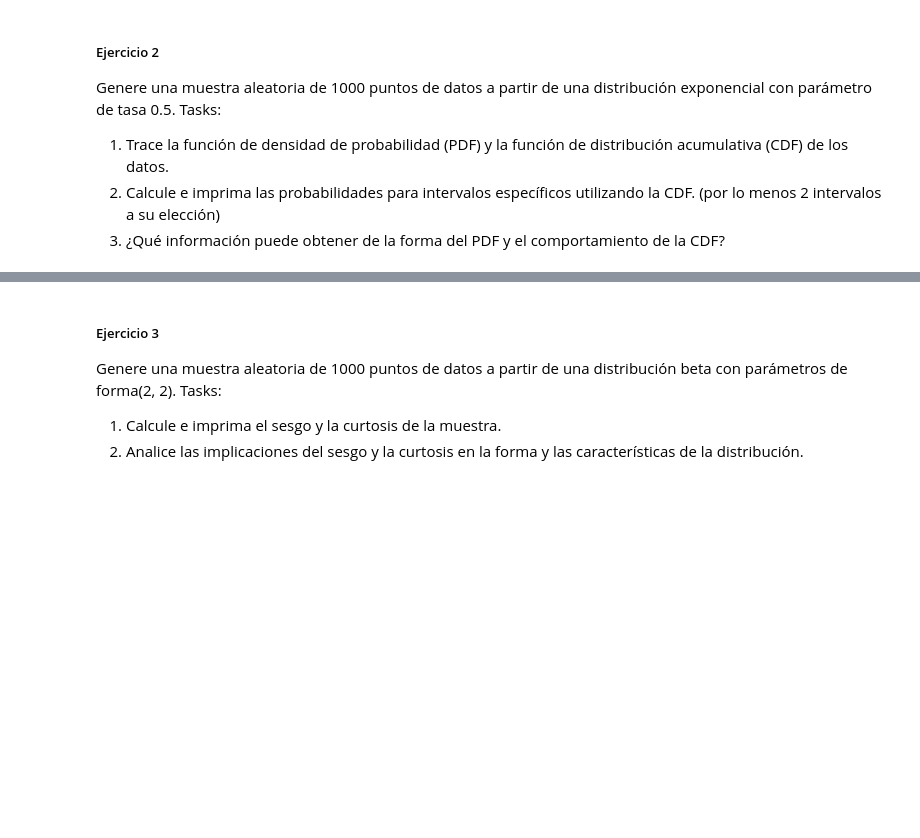
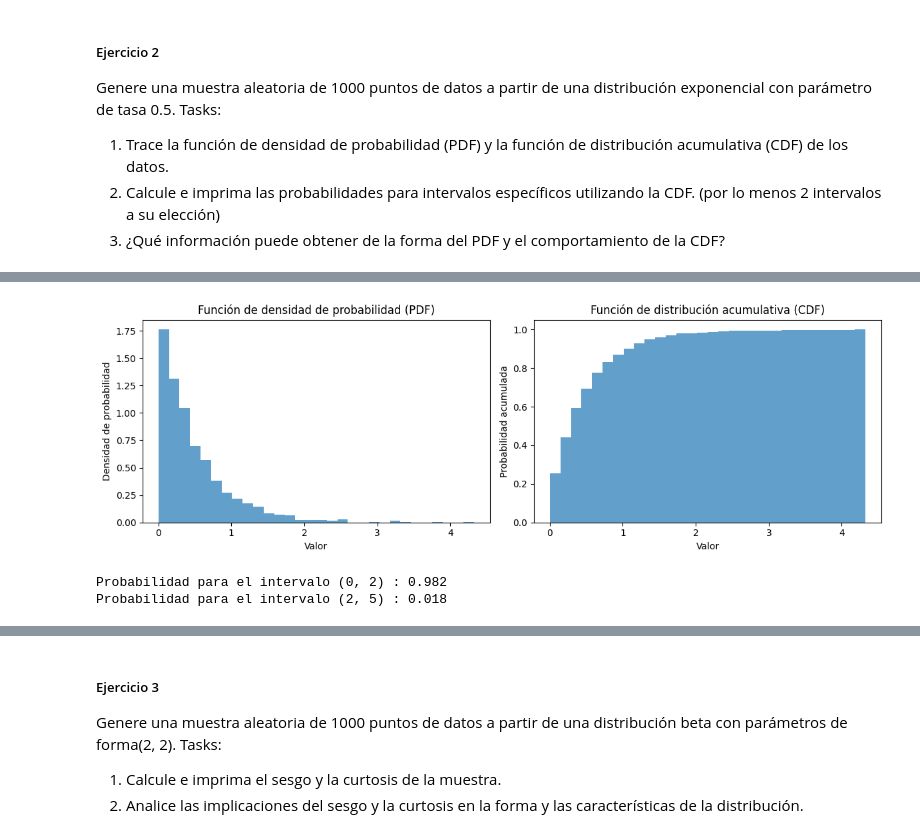
Before and after one commit to 20Candy/Lab1_Simulacion, a Jupyter notebook: main.ipynb, the cells around one changed output, grey strips where cells are left out. Saved outputs shown, nothing was run; the diff lists cells and outputs as text; code cells hidden in the pictures; blank space fills up the shorter version.

```diff
--- a/main.ipynb
+++ b/main.ipynb
@@ -55,0 +62,37 @@ Probabilidad de que un valor sea mayor que 2:  0.021
+# %%
+# Generar 1000 puntos de datos a partir de una distribución exponencial con tasa 0.5
+data = np.random.exponential(scale=0.5, size=1000)
+
+# 1. Trazar la función de densidad de probabilidad (PDF) y la función de distribución acumulativa (CDF)
+plt.figure(figsize=(12, 4))
+
+# PDF
+plt.subplot(1, 2, 1)
+plt.hist(data, bins=30, density=True, alpha=0.7)
+plt.xlabel('Valor')
+plt.ylabel('Densidad de probabilidad')
+plt.title('Función de densidad de probabilidad (PDF)')
+
+# CDF
+plt.subplot(1, 2, 2)
+plt.hist(data, bins=30, density=True, cumulative=True, alpha=0.7)
+plt.xlabel('Valor')
+plt.ylabel('Probabilidad acumulada')
+plt.title('Función de distribución acumulativa (CDF)')
+
+plt.tight_layout()
+plt.show()
+
+# 2. Calcular e imprimir las probabilidades para intervalos específicos utilizando la CDF
+intervalo_1 = (0, 2)
+intervalo_2 = (2, 5)
+
+probabilidad_intervalo_1 = np.sum((data >= intervalo_1[0]) & (data < intervalo_1[1])) / len(data)
+probabilidad_intervalo_2 = np.sum((data >= intervalo_2[0]) & (data < intervalo_2[1])) / len(data)
+
+print('Probabilidad para el intervalo', intervalo_1, ':', probabilidad_intervalo_1)
+print('Probabilidad para el intervalo', intervalo_2, ':', probabilidad_intervalo_2)
+# %% [output]
+[figure, added]
+Probabilidad para el intervalo (0, 2) : 0.982
+Probabilidad para el intervalo (2, 5) : 0.018
```
Also changed, not shown: parts of 16 cells of this notebook.
